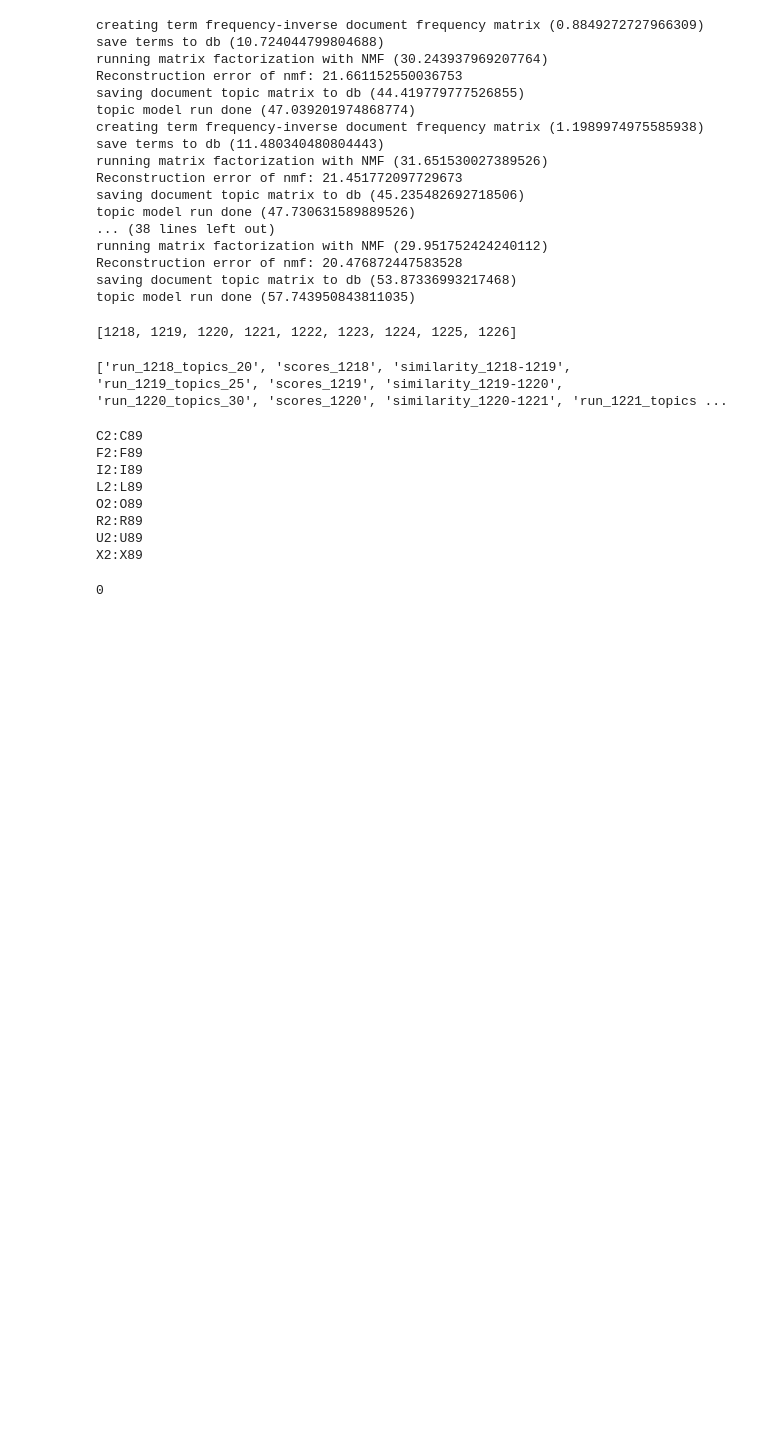
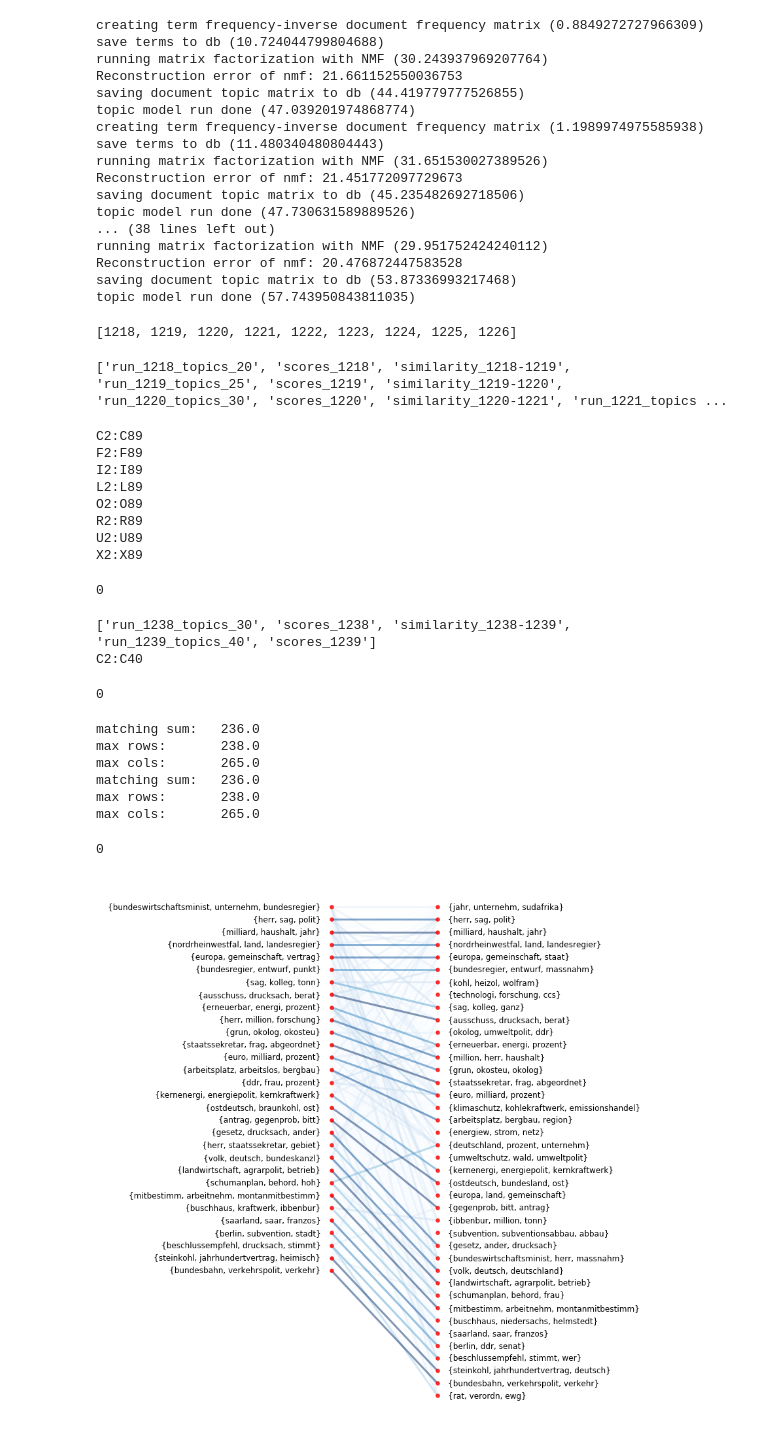
Before and after one commit to mcc-apsis/coal-discourse, a Jupyter notebook: kohle_search_nmf.ipynb, the cells around one changed output. Saved outputs shown, nothing was run; the diff lists cells and outputs as text; code cells hidden in the pictures; blank space fills up the shorter version.

```diff
--- a/kohle_search_nmf.ipynb
+++ b/kohle_search_nmf.ipynb
@@ -119,3 +154,44 @@ R2:R89
 U2:U89
 X2:X89
 0
+# %%
+K1 = 30
+K2 = 40
+run_id1 = 1238
+run_id2 = 1239
+
+stat1 = RunStats.objects.get(pk=run_id1)
+topics1 = Topic.objects.filter(run_id=stat1.parent_run_id).order_by('-score')
+
+stat2 = RunStats.objects.get(pk=run_id2)
+topics2 = Topic.objects.filter(run_id=stat2.parent_run_id).order_by('-score')
+# %%
+runs = [run_id1, run_id2]
+runs = RunStats.objects.filter(pk__in=runs).order_by('K')
+
+res_tw, ss, score_matrix = compare_topic_queryset(runs, order_by_str='-score')
+
+options = {'fname': "/home/leey/coal-discourse"}
+save_res(runs, [res_tw,ss], options)
+# %% [output]
+['run_1238_topics_30', 'scores_1238', 'similarity_1238-1239', 'run_1239_topics_40', 'scores_1239']
+C2:C40
+0
+# %%
+matrix1, permutation1 = sort_matrix(score_matrix)
+topic_list1 = [topics1[int(permutation1[i])] for i in range(len(topics1))]
+
+matrix2, permutation2 = sort_matrix(score_matrix)
+#print(permutation)
+g = bipartite_graph_from_matrix(matrix2, threshold=1)
+perm_topic_list = [topics1[int(permutation2[i])].title for i in range(K1)]
+draw_bipartite_topic_graph(g, perm_topic_list, topics2, filename='test_bipartite_topic_graph_K{}_K{}_topword_score'.format(K1, K2))
+# %% [output]
+matching sum:   236.0
+max rows:       238.0
+max cols:       265.0
+matching sum:   236.0
+max rows:       238.0
+max cols:       265.0
+0
+[figure, added]
```
Also changed, not shown: parts of 6 cells of this notebook, 11 other files.
